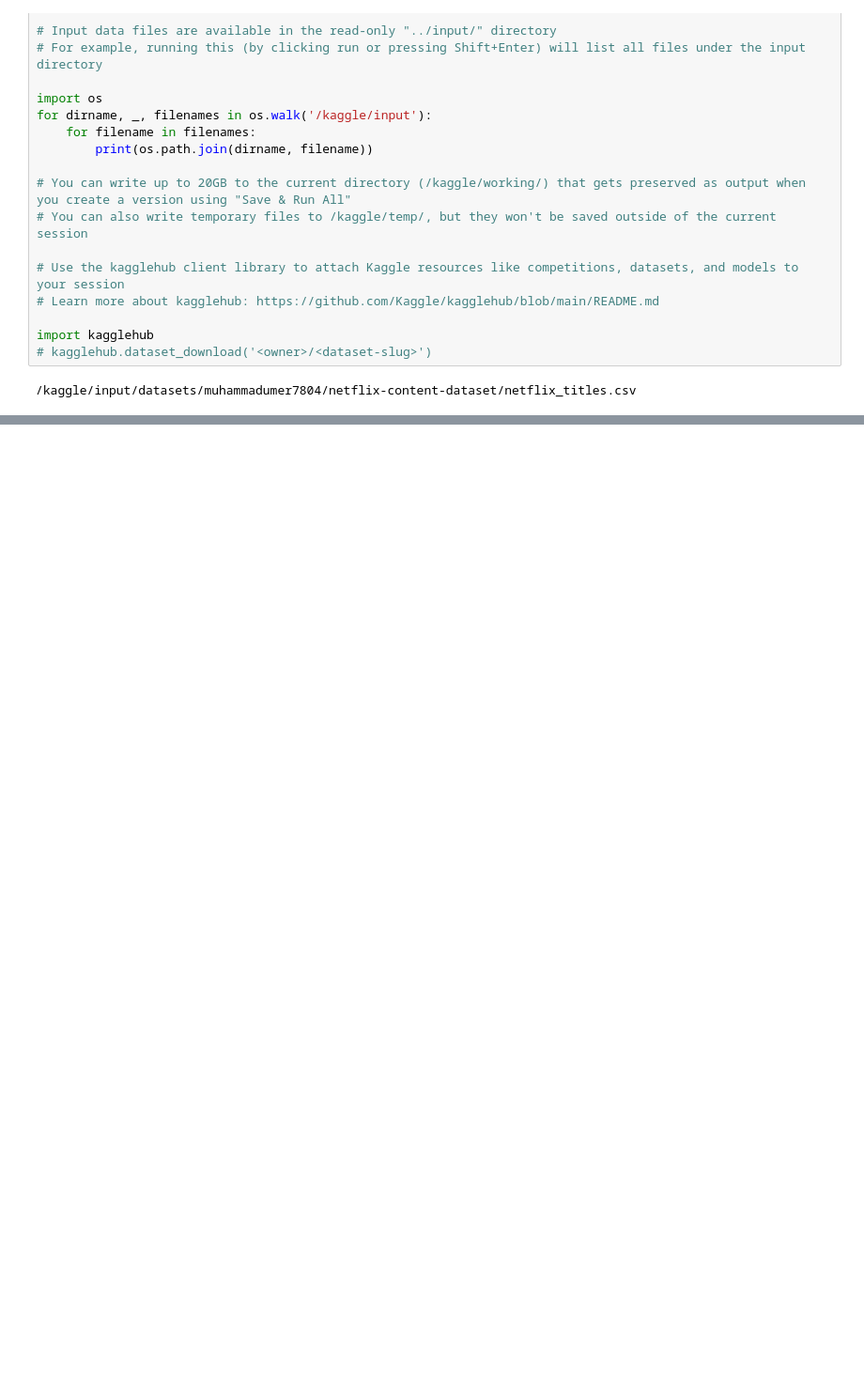
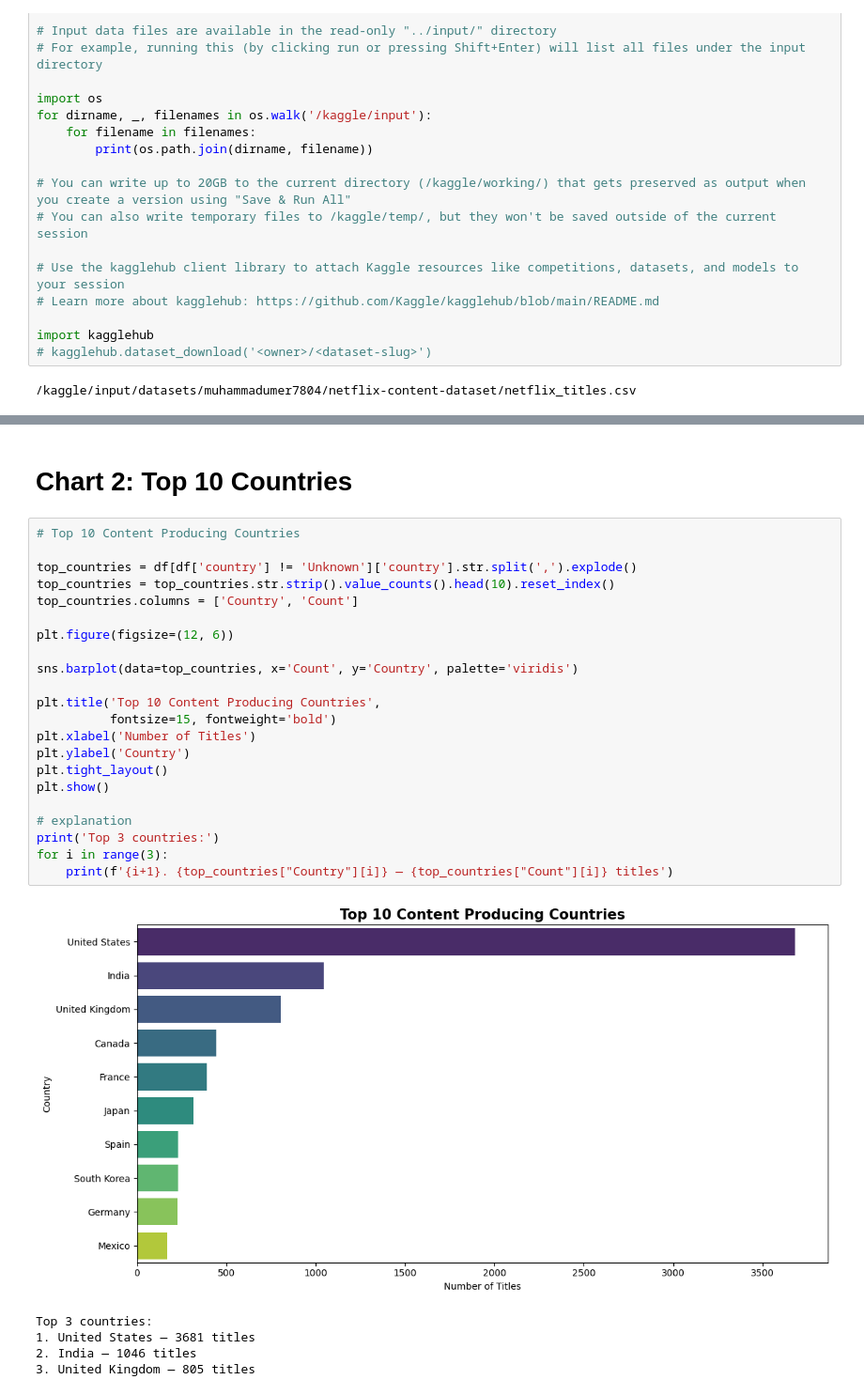
Before and after one commit to AiWriter404/Netflix_Content_Analysis, a Jupyter notebook: Netflix_Content_Analysis.ipynb, the cells around one changed output, grey strips where cells are left out. Shown at 94% size. Drawn from its saved outputs; the diff is of its cells as text; blank space fills up the shorter version.

```diff
--- a/Netflix_Content_Analysis.ipynb
+++ b/Netflix_Content_Analysis.ipynb
@@ -26,0 +287,30 @@ import kagglehub
+# %% [markdown]
+# **Chart 2: Top 10 Countries**
+# %%
+# Top 10 Content Producing Countries
+
+top_countries = df[df['country'] != 'Unknown']['country'].str.split(',').explode()
+top_countries = top_countries.str.strip().value_counts().head(10).reset_index()
+top_countries.columns = ['Country', 'Count']
+
+plt.figure(figsize=(12, 6))
+
+sns.barplot(data=top_countries, x='Count', y='Country', palette='viridis')
+
+plt.title('Top 10 Content Producing Countries',
+          fontsize=15, fontweight='bold')
+plt.xlabel('Number of Titles')
+plt.ylabel('Country')
+plt.tight_layout()
+plt.show()
+
+# explanation
+print('Top 3 countries:')
+for i in range(3):
+    print(f'{i+1}. {top_countries["Country"][i]} — {top_countries["Count"][i]} titles')
+# %% [output]
+[figure, added]
+Top 3 countries:
+1. United States — 3681 titles
+2. India — 1046 titles
+3. United Kingdom — 805 titles
```
Also changed, not shown: parts of 23 cells of this notebook.
